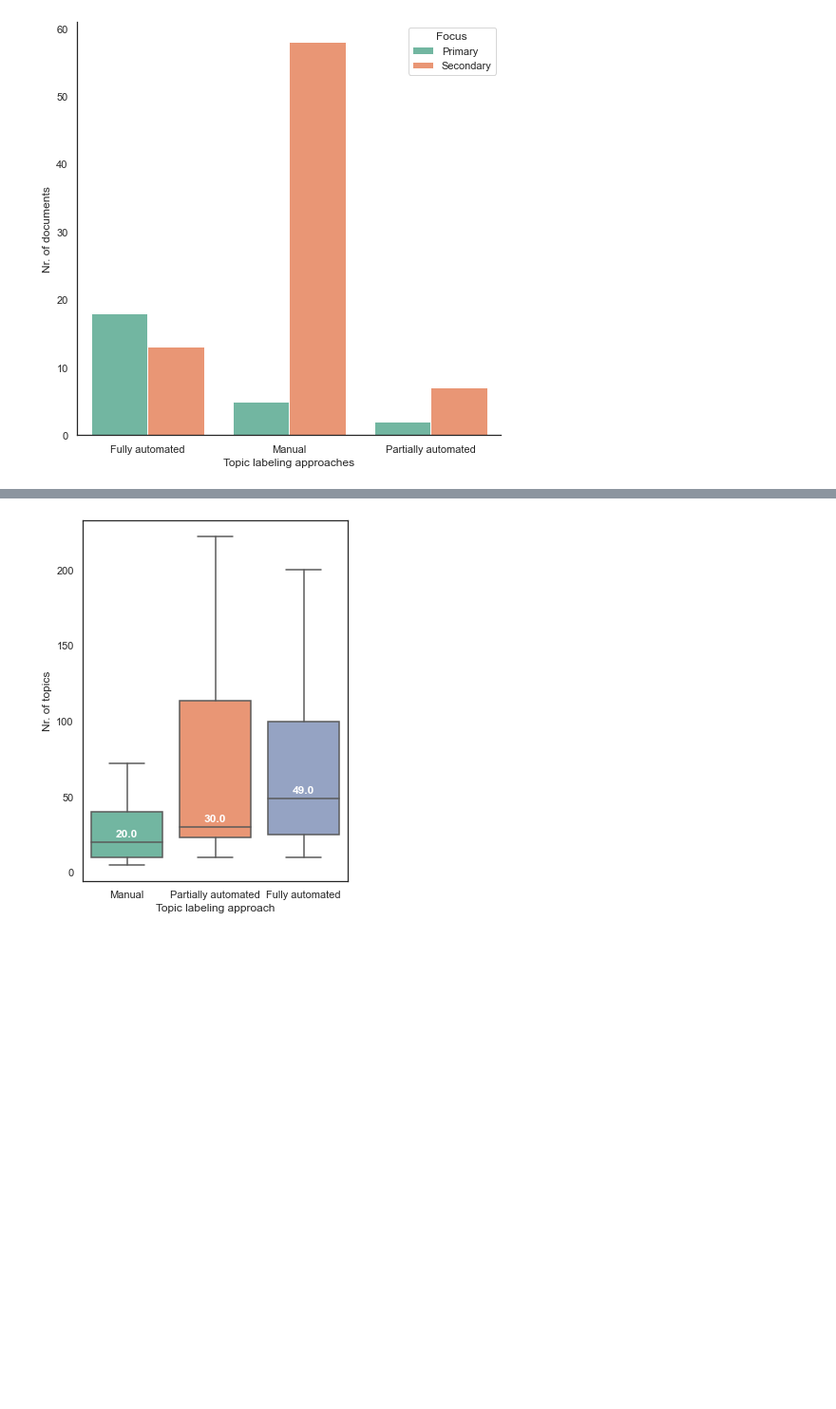
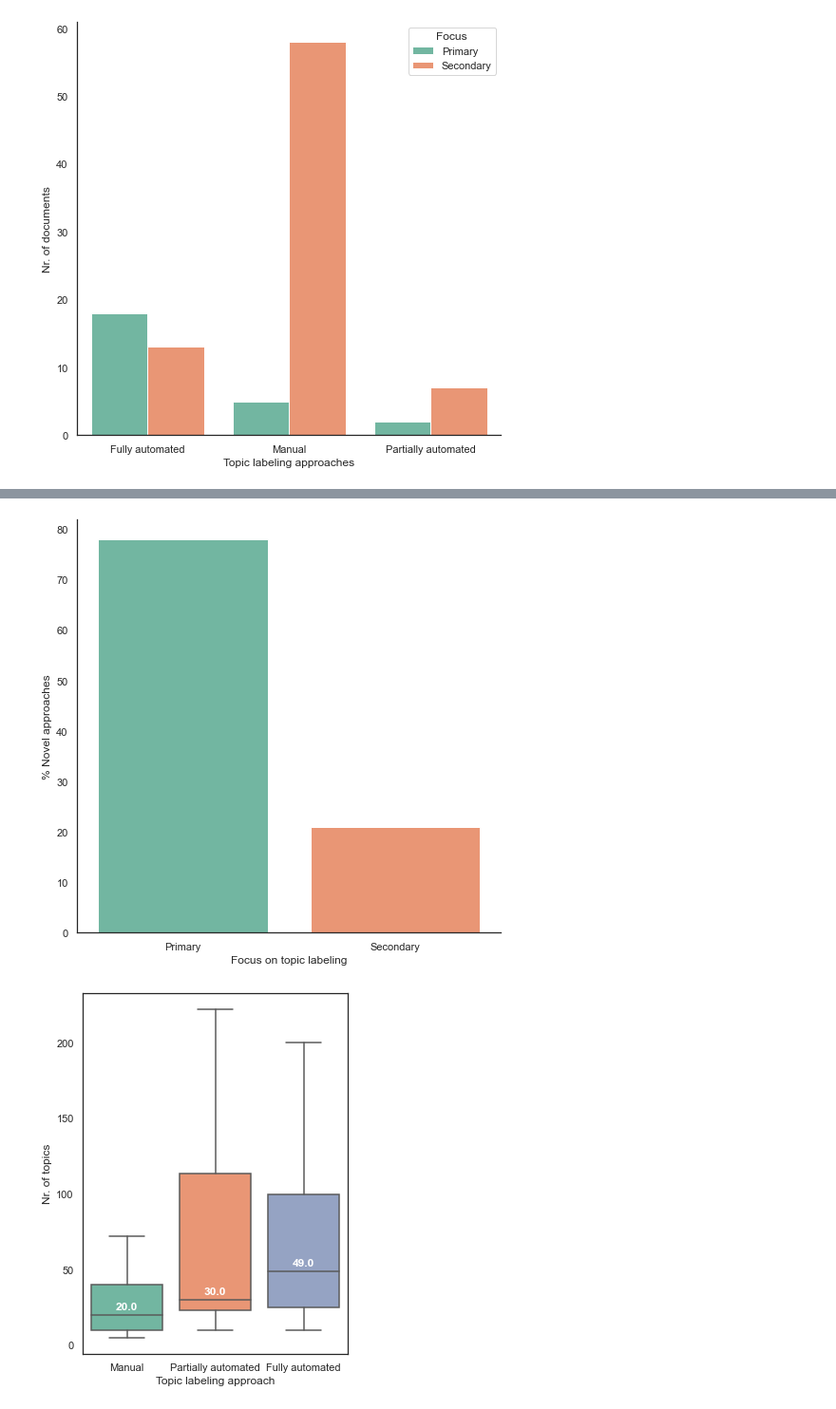
Before and after one commit to iberius96/Msc_Thesis, a Jupyter notebook: Data Visualization/Summary.ipynb, the cells around one changed output, grey strips where cells are left out. Shown: that part at 95% size. Saved outputs shown, nothing was run; the diff lists cells and outputs as text; code cells hidden in the pictures; blank space fills up the shorter version.

```diff
--- a/Data Visualization/Summary.ipynb
+++ b/Data Visualization/Summary.ipynb
@@ -402,3 +402,16 @@ plt.show()
+# %%
+totals = [78, 21]
+labels = ['Primary', 'Secondary']
+fig, ax = plt.subplots(figsize=(8, 8))
+sns.set_theme(style='white')
+sns.set_palette('Set2')
+sns.barplot(y=totals, x=labels, ax=ax)
+plt.xlabel('Focus on topic labeling')
+plt.ylabel('% Novel approaches')
+sns.despine()
+plt.show()
+# %% [output]
+[figure, added]
 # %%
 import seaborn as sns
 import pandas as pd
```
Also changed, not shown: parts of 1 cell of this notebook, 2 other files.
